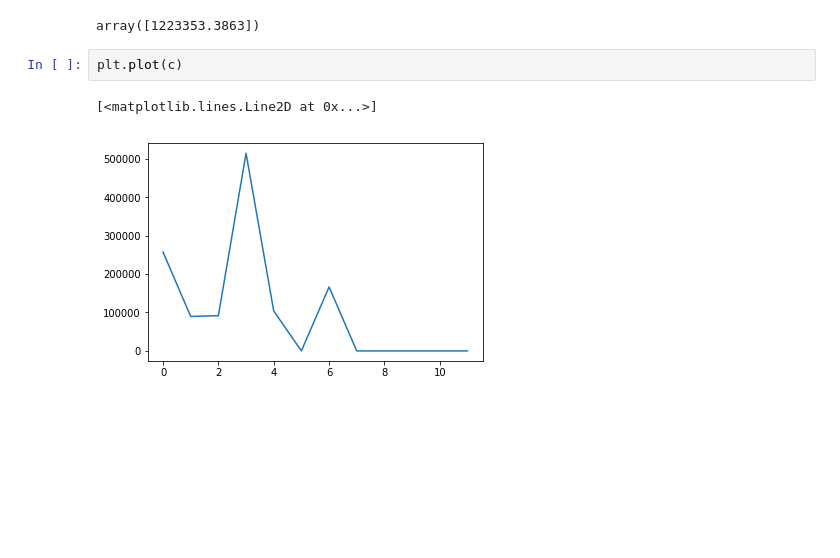
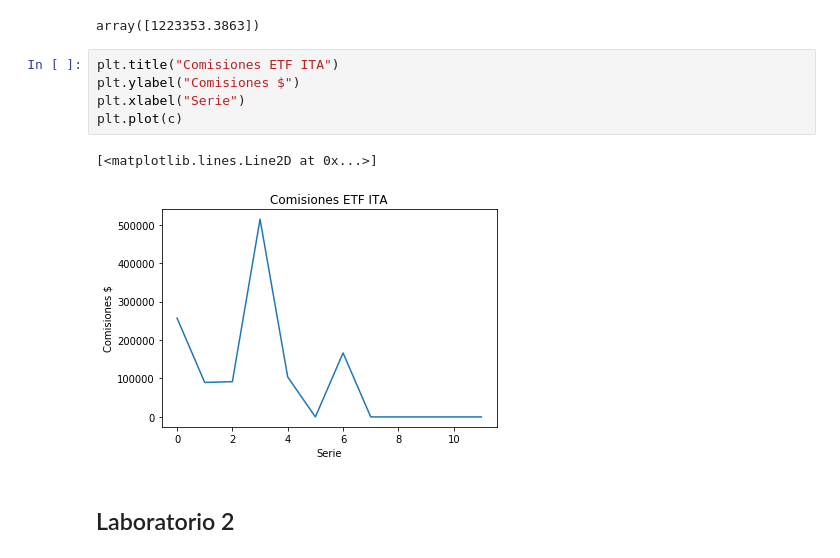
Before and after one commit to Dianachav/Trading_Lab1, a Jupyter notebook: Lab1_Python.ipynb, the cells around one changed output. Saved outputs shown, nothing was run; the diff lists cells and outputs as text; blank space fills up the shorter version.

```diff
--- a/Lab1_Python.ipynb
+++ b/Lab1_Python.ipynb
@@ -387,10 +422,15 @@ cdgi7 = (dgi7.iloc[1]*dgi7.iloc[2])*0.003
 c = (257188.16, 89671.15, 91758.00,514376.86, 103907.40,0,166452.29,0,0,0,0,0)
 # %% [output]
 array([1223353.3863])
-# %%
-plt.plot(c)
-# %% [output]
-[<matplotlib.lines.Line2D at 0x...>]
-[figure, removed]
+# %%
+plt.title("Comisiones ETF ITA")
+plt.ylabel("Comisiones $")
+plt.xlabel("Serie")
+plt.plot(c)
+# %% [output]
+[<matplotlib.lines.Line2D at 0x...>]
+[figure, added]
+# %% [markdown]
+## Laboratorio 2
 # %%
 #Descargar datos Quandl
```
Also changed, not shown: parts of 20 cells of this notebook.
